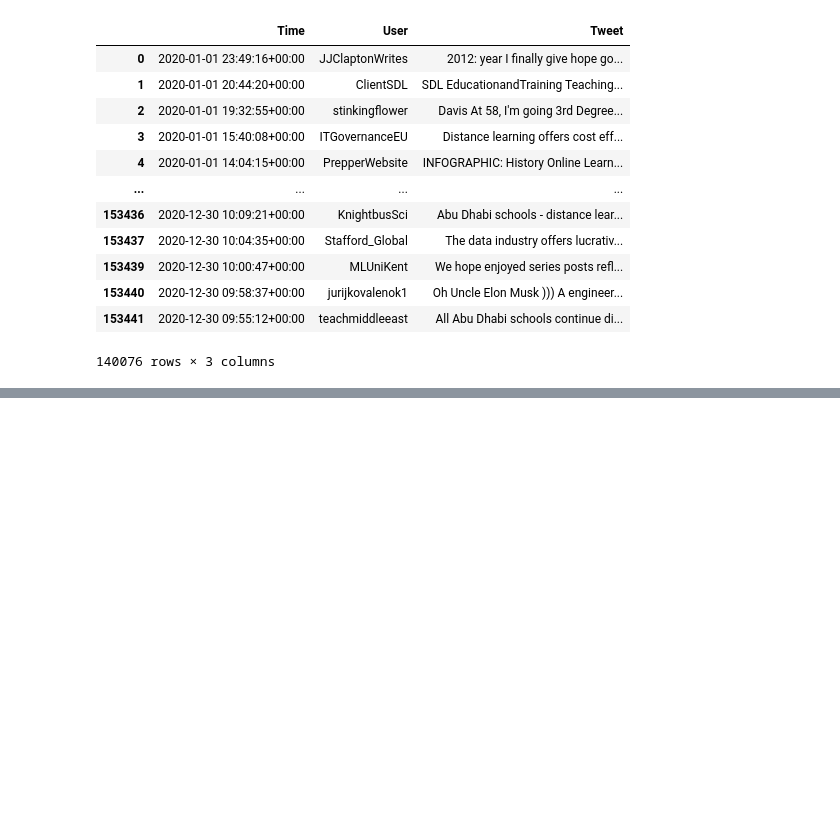
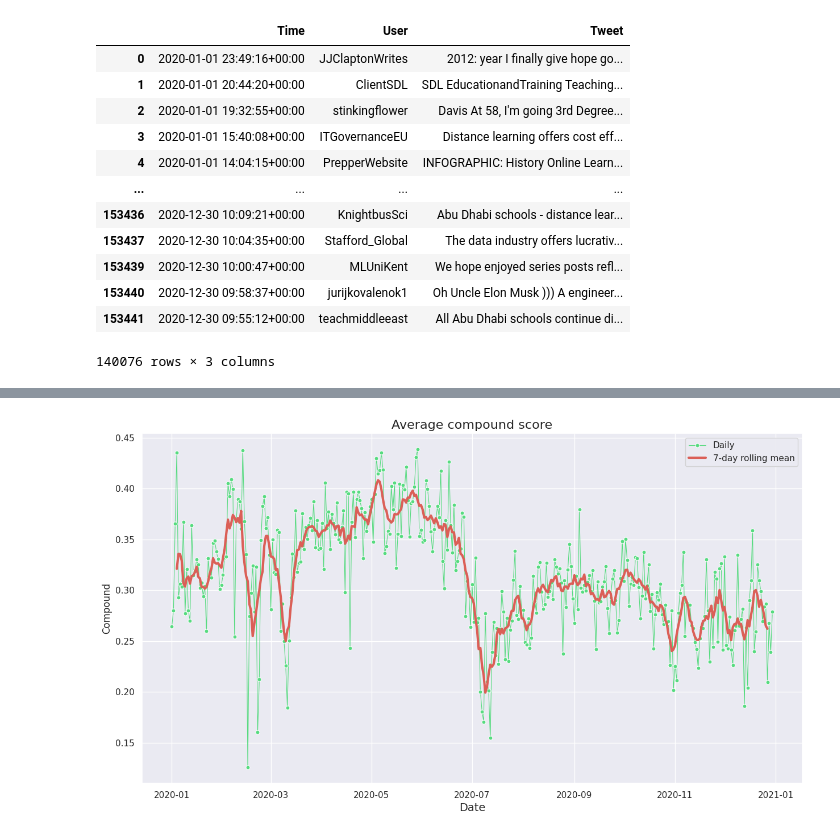
Before and after one commit to andreoniriccardo/twitter-sentiment-analysis, a Jupyter notebook: Distance Learning Twitter Sentiment Analysis w snscrape.ipynb, the cells around one changed output, grey strips where cells are left out. Drawn from its saved outputs; the diff is of its cells as text; code cells hidden in the pictures; blank space fills up the shorter version.

```diff
--- a/Distance Learning Twitter Sentiment Analysis w snscrape.ipynb
+++ b/Distance Learning Twitter Sentiment Analysis w snscrape.ipynb
@@ -217,0 +236,6 @@ Text(0.5, 0, 'Date')
+# %%
+# calculating sentiment with VADER by NLTK
+df_sentiment = df_cleaned.copy()
+sid = SentimentIntensityAnalyzer()
+df_sentiment['Scores'] = df_sentiment['Tweet'].apply(lambda tweet: sid.polarity_scores(tweet))
+df_sentiment.head()
@@ -217,0 +249,3 @@ Text(0.5, 0, 'Date')
+# %%
+df_sentiment['Compound'] = df_sentiment['Scores'].apply(lambda score: score["compound"])
+df_sentiment.head()
@@ -217,0 +259,4 @@ Text(0.5, 0, 'Date')
+# %%
+# compute the average compound per day
+daily_average_compound = df_sentiment[['Time', 'Compound']].groupby([df_sentiment['Time'].dt.date]).mean()
+avg_compound_rolling_7d_mean = daily_average_compound.rolling(7, center=True).mean()
@@ -217,0 +280,11 @@ Text(0.5, 0, 'Date')
+# %%
+# plot the average compound per day
+sns.set(rc = {'figure.figsize':(15,8)})
+sns.set_style('darkgrid')
+f = sns.lineplot(data=daily_average_compound['Compound'], color=sns.color_palette("hls", 8)[3], linewidth=0.8, marker='o', markersize=5, label='Daily')
+f = sns.lineplot(data=avg_compound_rolling_7d_mean['Compound'], linewidth=3, color=sns.color_palette("hls", 8)[0], label='7-day rolling mean')
+f.axes.set_title(f'Average compound score',fontsize=16)
+f.set_xlabel("Date",fontsize=14)
+plt.show()
+# %% [output]
+[figure, added]
```
Also changed, not shown: parts of 14 cells of this notebook.
